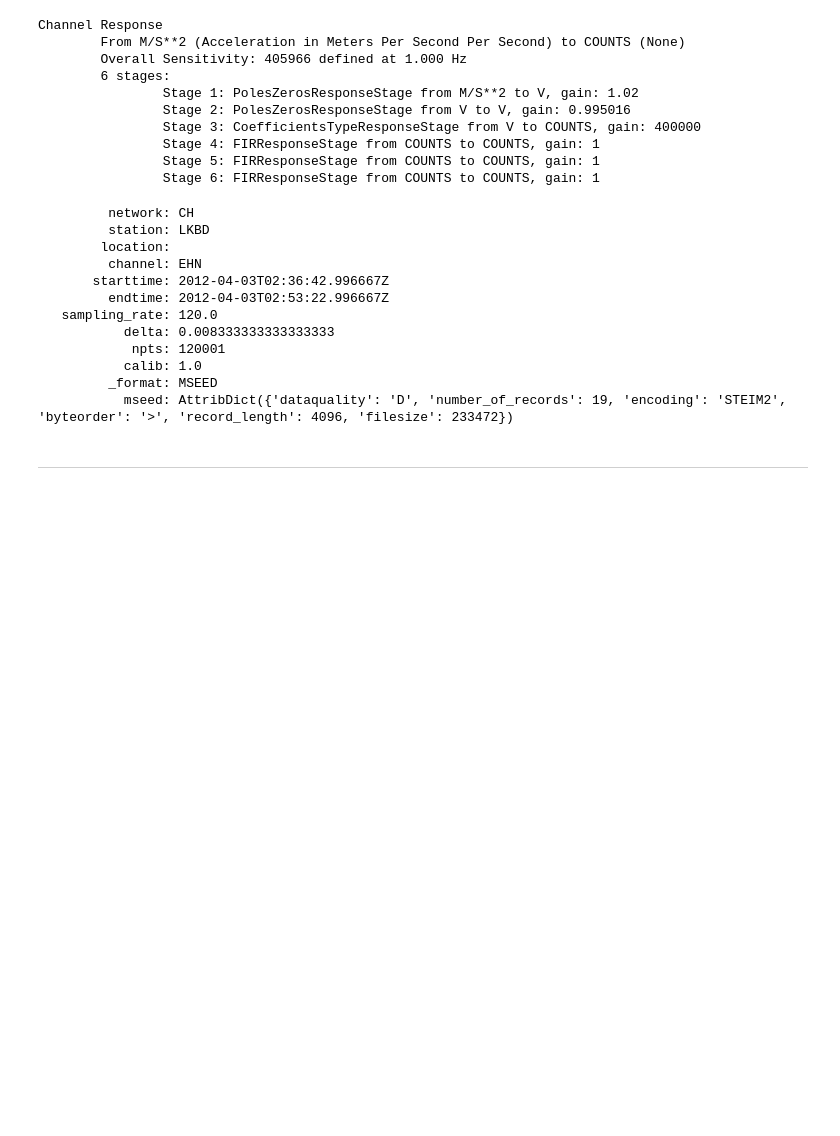
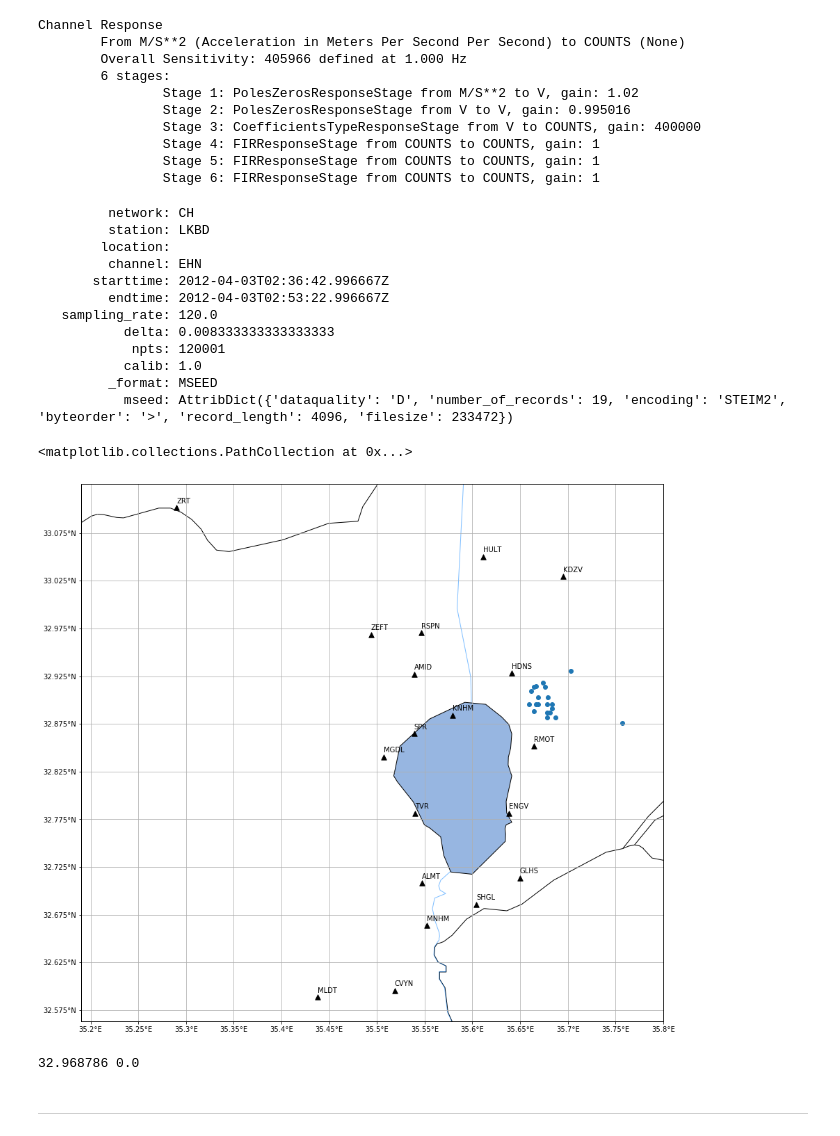
Before and after one commit to nivkeren/SeismoSpy, a Jupyter notebook: event_picker_locator.ipynb, the cells around one changed output. Cells and saved outputs as stored; diff of their text form; code cells hidden in the pictures; blank space fills up the shorter version.

```diff
--- a/event_picker_locator.ipynb
+++ b/event_picker_locator.ipynb
@@ -591,3 +548,67 @@ st[0].stats
            calib: 1.0
          _format: MSEED
            mseed: AttribDict({'dataquality': 'D', 'number_of_records': 19, 'encoding': 'STEIM2', 'byteorder': '>', 'record_length': 4096, 'filesize': 233472})
+# %%
+my_events_loaction = pd.read_csv("my_events_loaction.csv")
+
+fig = plt.figure(figsize = (15, 20))
+# fig, axes = plt.subplots(2, 2, figsize = (15, 20))
+fig.suptitle('Stations Map', fontsize=15)
+
+ax = fig.add_subplot(2, 2 ,1, projection = projection)
+ax1 = fig.add_subplot(2, 2 ,2)
+ax2 = fig.add_subplot(2, 2 ,3)
+ax3 = fig.add_subplot(2, 2 ,4)
+plot_map(ax, event_data)
+ax.scatter(cat_location[1], cat_location[0], zorder=2, marker="*", s=100, color='g')
+plot_stations_xy(ax1, event_data, title="XY", x_lim_add=5, y_lim_add=5)
+ax1.scatter(cat_location_x, cat_location_y, zorder=2, marker="*", s=100, color='g')
+plot_location(ax2, fig, event_data, results["pp"]["mrs_min"], wx, wy, delta_x, delta_y, title="p-p location")
+ax2.scatter(cat_location_x, cat_location_y, zorder=2, marker="*", s=100, color='g')
+plot_location(ax3, fig, event_data, results["ps"]["mrs_min"], wx, wy, delta_x, delta_y, title="p-s location")
+ax3.scatter(cat_location_x, cat_location_y, zorder=2, marker="*", s=100, color='g')
+plt.show()
+# %%
+lon_margin, lat_margin = 0.1, 0.025
+ticks_diff = 0.05
+station_size, location_size = 55, 100
+label_offset_x, label_offset_y = 0, 0.005
+
+fig = plt.figure(figsize = (15, 20))
+projection = ccrs.PlateCarree()
+ax = plt.subplot(projection=projection)
+
+ax.set_extent([stations_df["longitude"].min() - lon_margin,
+               stations_df["longitude"].max() + lon_margin,
+               stations_df["latitude"].min() - lat_margin,
+               stations_df["latitude"].max() + lat_margin],
+              crs=ccrs.PlateCarree())
+
+ax.add_feature(cfeature.OCEAN.with_scale('50m'), edgecolor='k', facecolor=(0, 0.85, 1))
+ax.add_feature(cfeature.LAND.with_scale('10m'), edgecolor='k', alpha=0.0, facecolor='none')
+ax.add_feature(cfeature.COASTLINE.with_scale('10m'), edgecolor='k')
+ax.add_feature(cfeature.BORDERS.with_scale('10m'), edgecolor='k')
+ax.add_feature(cfeature.RIVERS.with_scale('10m'), edgecolor=(0, 0.5, 1), alpha=0.5)
+ax.add_feature(cfeature.LAKES.with_scale('10m'), edgecolor='k', alpha=1)
+
+ax.grid(True)
+ax.set_xticks(
+    np.arange(stations_df["longitude"].min().round(1) - lon_margin, stations_df["longitude"].max().round(1) + lon_margin,
+              ticks_diff),
+    crs=ccrs.PlateCarree())
+ax.set_yticks(
+    np.arange(stations_df["latitude"].min().round(1) - lat_margin, stations_df["latitude"].max().round(1) + lat_margin,
+              ticks_diff),
+    crs=ccrs.PlateCarree())
+lon_formatter = LongitudeFormatter(zero_direction_label=True)
+lat_formatter = LatitudeFormatter()
+ax.xaxis.set_major_formatter(lon_formatter)
+ax.yaxis.set_major_formatter(lat_formatter)
+
+ax.scatter(stations_df["longitude"], stations_df["latitude"], marker='^', s=station_size, c='k', zorder=2)
+for station in stations_df.iterrows():
+    ax.text(station[1]["longitude"] + label_offset_x, station[1]["latitude"] + label_offset_y, station[1]["station"])
+ax.scatter(my_events_loaction["pp_lon"], my_events_loaction["pp_lat"])
+# %% [output]
+<matplotlib.collections.PathCollection at 0x...>
+[figure, added]
@@ -594,2 +625,6 @@ st[0].stats
+# %%
+print(station.latitude.real, station.latitude.imag)
+# %% [output]
+32.968786 0.0
 # %% [markdown]
 ----
```
Also changed, not shown: parts of 8 cells of this notebook.
